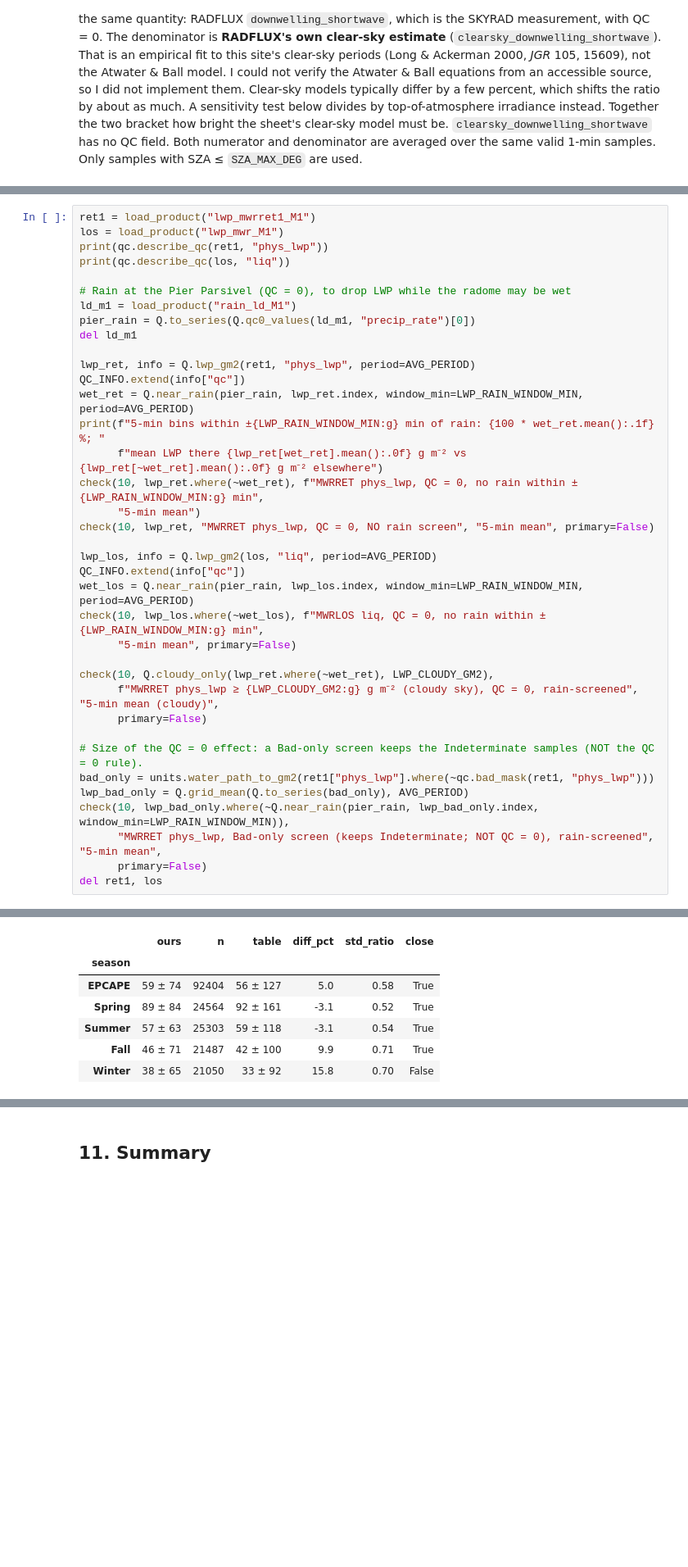
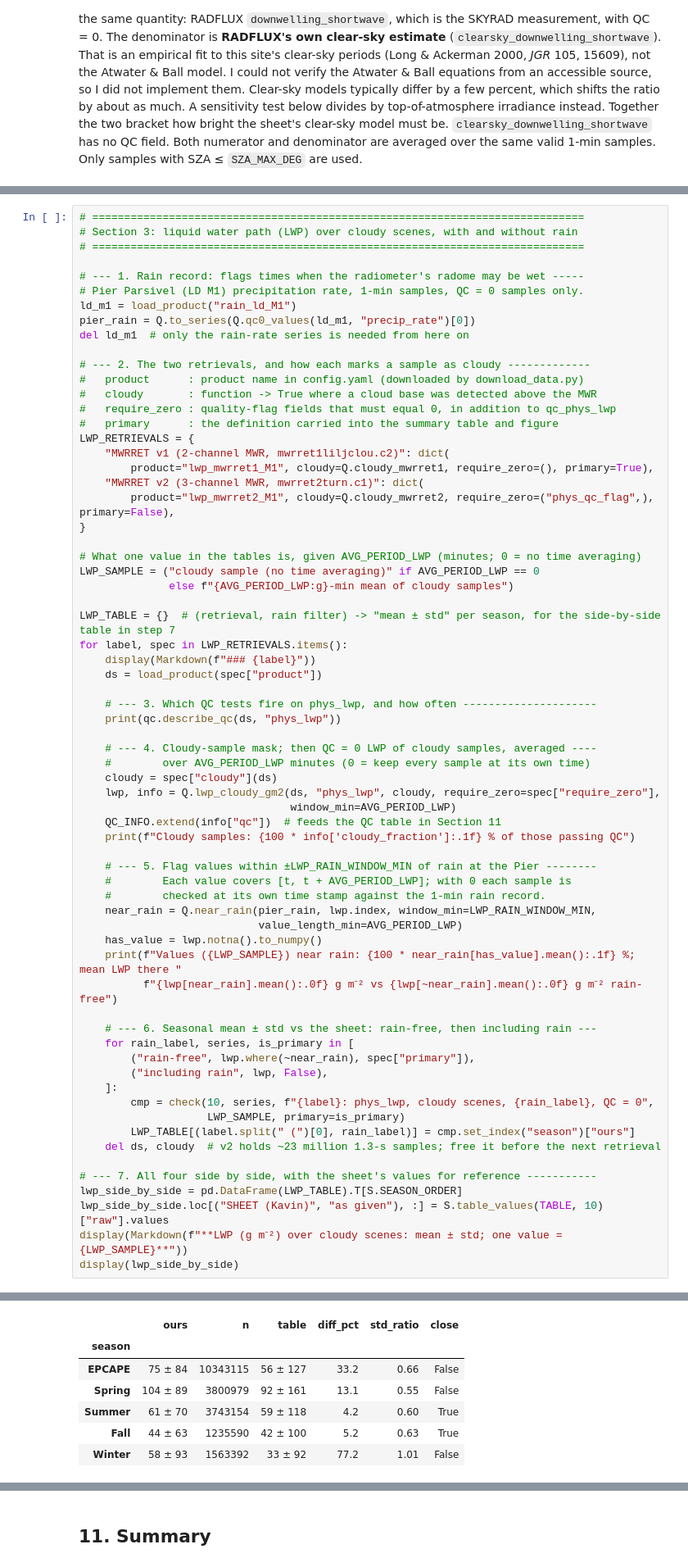
Before and after one commit to andrewjbuggee/Python-Research, a Jupyter notebook: EPCAPE/comparisons/seasonal_averages/check_seasonal_averages.ipynb, the cells around one changed output, grey strips where cells are left out. Shown at 82% size. Cells and saved outputs as stored; diff of their text form; blank space fills up the shorter version.

Commit message:
comparing values with Kavin's estimates

```diff
--- a/EPCAPE/comparisons/seasonal_averages/check_seasonal_averages.ipynb
+++ b/EPCAPE/comparisons/seasonal_averages/check_seasonal_averages.ipynb
@@ -339,38 +715,68 @@ Both are **all-sky means**: clear sky (LWP ≈ 0) and small negative values with
 # %%
-ret1 = load_product("lwp_mwrret1_M1")
-los = load_product("lwp_mwr_M1")
-print(qc.describe_qc(ret1, "phys_lwp"))
-print(qc.describe_qc(los, "liq"))
+# =============================================================================
+# Section 3: liquid water path (LWP) over cloudy scenes, with and without rain
+# =============================================================================
 
-# Rain at the Pier Parsivel (QC = 0), to drop LWP while the radome may be wet
+# --- 1. Rain record: flags times when the radiometer's radome may be wet -----
+# Pier Parsivel (LD M1) precipitation rate, 1-min samples, QC = 0 samples only.
 ld_m1 = load_product("rain_ld_M1")
 pier_rain = Q.to_series(Q.qc0_values(ld_m1, "precip_rate")[0])
-del ld_m1
+del ld_m1  # only the rain-rate series is needed from here on
 
-lwp_ret, info = Q.lwp_gm2(ret1, "phys_lwp", period=AVG_PERIOD)
-QC_INFO.extend(info["qc"])
-wet_ret = Q.near_rain(pier_rain, lwp_ret.index, window_min=LWP_RAIN_WINDOW_MIN, period=AVG_PERIOD)
-print(f"5-min bins within ±{LWP_RAIN_WINDOW_MIN:g} min of rain: {100 * wet_ret.mean():.1f} %; "
-      f"mean LWP there {lwp_ret[wet_ret].mean():.0f} g m⁻² vs {lwp_ret[~wet_ret].mean():.0f} g m⁻² elsewhere")
-check(10, lwp_ret.where(~wet_ret), f"MWRRET phys_lwp, QC = 0, no rain within ±{LWP_RAIN_WINDOW_MIN:g} min",
-      "5-min mean")
-check(10, lwp_ret, "MWRRET phys_lwp, QC = 0, NO rain screen", "5-min mean", primary=False)
+# --- 2. The two retrievals, and how each marks a sample as cloudy -------------
+#   product      : product name in config.yaml (downloaded by download_data.py)
+#   cloudy       : function -> True where a cloud base was detected above the MWR
+#   require_zero : quality-flag fields that must equal 0, in addition to qc_phys_lwp
+#   primary      : the definition carried into the summary table and figure
+LWP_RETRIEVALS = {
+    "MWRRET v1 (2-channel MWR, mwrret1liljclou.c2)": dict(
+        product="lwp_mwrret1_M1", cloudy=Q.cloudy_mwrret1, require_zero=(), primary=True),
+    "MWRRET v2 (3-channel MWR, mwrret2turn.c1)": dict(
+        product="lwp_mwrret2_M1", cloudy=Q.cloudy_mwrret2, require_zero=("phys_qc_flag",), primary=False),
+}
 
-lwp_los, info = Q.lwp_gm2(los, "liq", period=AVG_PERIOD)
-QC_INFO.extend(info["qc"])
-wet_los = Q.near_rain(pier_rain, lwp_los.index, window_min=LWP_RAIN_WINDOW_MIN, period=AVG_PERIOD)
-check(10, lwp_los.where(~wet_los), f"MWRLOS liq, QC = 0, no rain within ±{LWP_RAIN_WINDOW_MIN:g} min",
-      "5-min mean", primary=False)
+# What one value in the tables is, given AVG_PERIOD_LWP (minutes; 0 = no time averaging)
+LWP_SAMPLE = ("cloudy sample (no time averaging)" if AVG_PERIOD_LWP == 0
+              else f"{AVG_PERIOD_LWP:g}-min mean of cloudy samples")
 
-check(10, Q.cloudy_only(lwp_ret.where(~wet_ret), LWP_CLOUDY_GM2),
-      f"MWRRET phys_lwp ≥ {LWP_CLOUDY_GM2:g} g m⁻² (cloudy sky), QC = 0, rain-screened", "5-min mean (cloudy)",
-      primary=False)
+LWP_TABLE = {}  # (retrieval, rain filter) -> "mean ± std" per season, for the side-by-side table in step 7
+for label, spec in LWP_RETRIEVALS.items():
+    display(Markdown(f"### {label}"))
+    ds = load_product(spec["product"])
 
-# Size of the QC = 0 effect: a Bad-only screen keeps the Indeterminate samples (NOT the QC = 0 rule).
-bad_only = units.water_path_to_gm2(ret1["phys_lwp"].where(~qc.bad_mask(ret1, "phys_lwp")))
-lwp_bad_only = Q.grid_mean(Q.to_series(bad_only), AVG_PERIOD)
-check(10, lwp_bad_only.where(~Q.near_rain(pier_rain, lwp_bad_only.index, window_min=LWP_RAIN_WINDOW_MIN)),
-      "MWRRET phys_lwp, Bad-only screen (keeps Indeterminate; NOT QC = 0), rain-screened", "5-min mean",
-      primary=False)
-del ret1, los
+    # --- 3. Which QC tests fire on phys_lwp, and how often ---------------------
+    print(qc.describe_qc(ds, "phys_lwp"))
+
+    # --- 4. Cloudy-sample mask; then QC = 0 LWP of cloudy samples, averaged ----
+    #        over AVG_PERIOD_LWP minutes (0 = keep every sample at its own time)
+    cloudy = spec["cloudy"](ds)
+    lwp, info = Q.lwp_cloudy_gm2(ds, "phys_lwp", cloudy, require_zero=spec["require_zero"],
+                                 window_min=AVG_PERIOD_LWP)
+    QC_INFO.extend(info["qc"])  # feeds the QC table in Section 11
+    print(f"Cloudy samples: {100 * info['cloudy_fraction']:.1f} % of those passing QC")
+
+    # --- 5. Flag values within ±LWP_RAIN_WINDOW_MIN of rain at the Pier --------
+    #        Each value covers [t, t + AVG_PERIOD_LWP]; with 0 each sample is
+    #        checked at its own time stamp against the 1-min rain record.
+    near_rain = Q.near_rain(pier_rain, lwp.index, window_min=LWP_RAIN_WINDOW_MIN,
+                            value_length_min=AVG_PERIOD_LWP)
+    has_value = lwp.notna().to_numpy()
+    print(f"Values ({LWP_SAMPLE}) near rain: {100 * near_rain[has_value].mean():.1f} %; mean LWP there "
+          f"{lwp[near_rain].mean():.0f} g m⁻² vs {lwp[~near_rain].mean():.0f} g m⁻² rain-free")
+
+    # --- 6. Seasonal mean ± std vs the sheet: rain-free, then including rain ---
+    for rain_label, series, is_primary in [
+        ("rain-free", lwp.where(~near_rain), spec["primary"]),
+        ("including rain", lwp, False),
+    ]:
+        cmp = check(10, series, f"{label}: phys_lwp, cloudy scenes, {rain_label}, QC = 0",
+                    LWP_SAMPLE, primary=is_primary)
+        LWP_TABLE[(label.split(" (")[0], rain_label)] = cmp.set_index("season")["ours"]
+    del ds, cloudy  # v2 holds ~23 million 1.3-s samples; free it before the next retrieval
+
+# --- 7. All four side by side, with the sheet's values for reference -----------
+lwp_side_by_side = pd.DataFrame(LWP_TABLE).T[S.SEASON_ORDER]
+lwp_side_by_side.loc[("SHEET (Kavin)", "as given"), :] = S.table_values(TABLE, 10)["raw"].values
+display(Markdown(f"**LWP (g m⁻²) over cloudy scenes: mean ± std; one value = {LWP_SAMPLE}**"))
+display(lwp_side_by_side)
 # %% [output]
@@ -405,7 +816,7 @@ One sample = 5-min mean.
 |  | ours | n | table | diff_pct | std_ratio | close |
 | season |  |  |  |  |  |  |
-| EPCAPE | 59 ± 74 | 92404 | 56 ± 127 | 5.0 | 0.58 | True |
-| Spring | 89 ± 84 | 24564 | 92 ± 161 | -3.1 | 0.52 | True |
-| Summer | 57 ± 63 | 25303 | 59 ± 118 | -3.1 | 0.54 | True |
-| Fall | 46 ± 71 | 21487 | 42 ± 100 | 9.9 | 0.71 | True |
-| Winter | 38 ± 65 | 21050 | 33 ± 92 | 15.8 | 0.70 | False |
+| EPCAPE | 75 ± 84 | 10343115 | 56 ± 127 | 33.2 | 0.66 | False |
+| Spring | 104 ± 89 | 3800979 | 92 ± 161 | 13.1 | 0.55 | False |
+| Summer | 61 ± 70 | 3743154 | 59 ± 118 | 4.2 | 0.60 | True |
+| Fall | 44 ± 63 | 1235590 | 42 ± 100 | 5.2 | 0.63 | True |
+| Winter | 58 ± 93 | 1563392 | 33 ± 92 | 77.2 | 1.01 | False |
```
Also changed, not shown: parts of 48 cells of this notebook, 11 other files.
